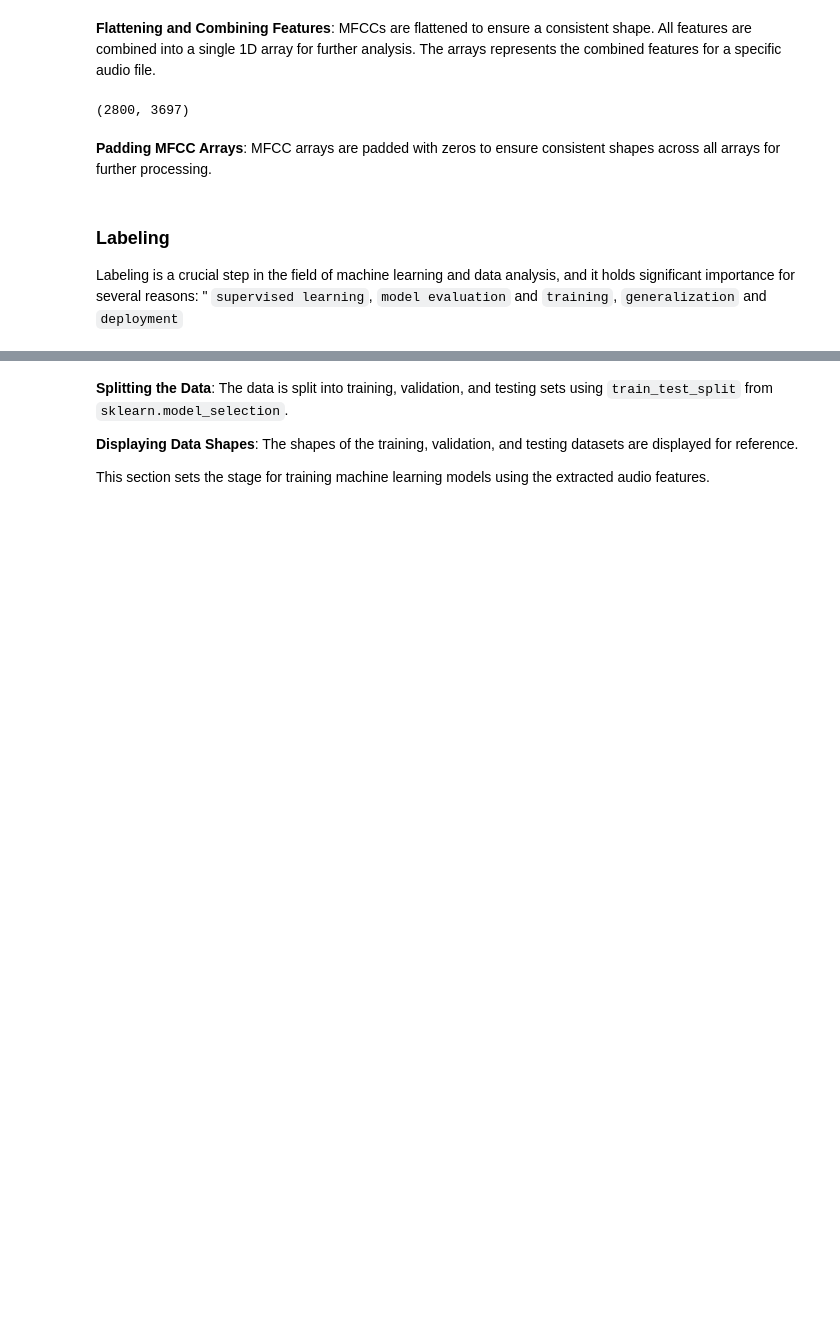
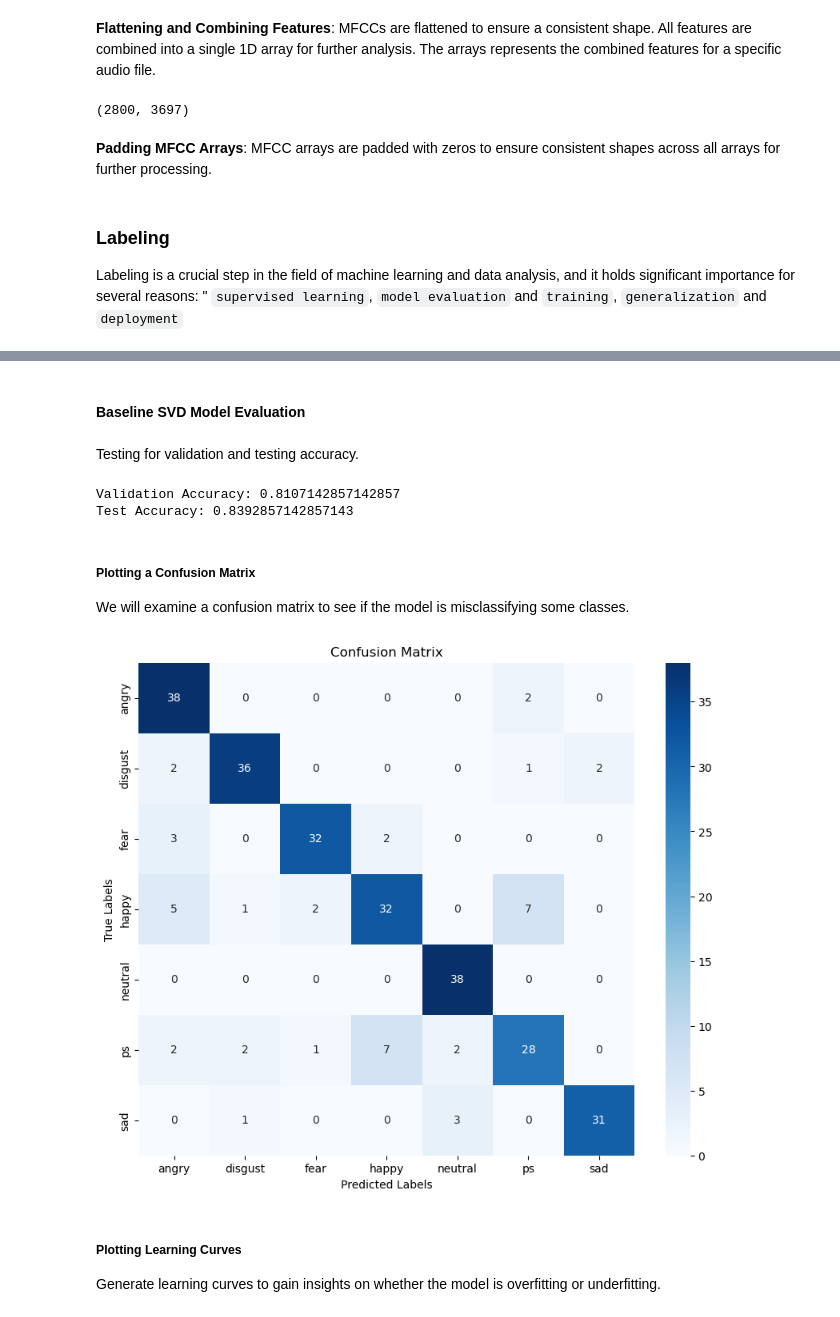
Before and after one commit to nyaberimauti/Speech-Recognition-Project, a Jupyter notebook: index.ipynb, the cells around one changed output, grey strips where cells are left out. Drawn from its saved outputs; the diff is of its cells as text; code cells hidden in the pictures; blank space fills up the shorter version.

Commit message:
Implemented baseline SVD model and generated confusion matrix visualization

```diff
--- a/index.ipynb
+++ b/index.ipynb
@@ -345,7 +345,7 @@ padded_audio_features_array = np.array(padded_audio_features)
 print(padded_audio_features_array.shape)  # Display the shape of the padded array
 # print(padded_audio_features_array[:5])     # Display the first 5 elements of the padded array
 
-def preprocess_emotional_dataframe(df):
+def preprocess_emotional_dataframe(df, padded_features_array):
     # Make a copy of the DataFrame to store processed data
     df_processed = df.copy()
     # Add a column to store processed features
@@ -353,11 +353,14 @@ def preprocess_emotional_dataframe(df):
     # Iterate over each row in the DataFrame
     for index, row in df.iterrows():
         file_path = row['File Path']
-        processed_features = padded_audio_features_array
+        # Find the index corresponding to the file path
+        file_index = df[df['File Path'] == file_path].index[0]
+        processed_features = padded_features_array[file_index]
         df_processed.at[index, 'Processed Features'] = processed_features
     return df_processed
 
-preprocessed_df = preprocess_emotional_dataframe(emotion_df_wav)
+# Use the preprocess_emotional_dataframe function with the padded features array
+preprocessed_df = preprocess_emotional_dataframe(emotion_df_wav, padded_audio_features_array)
 # %% [output]
 (2800, 3697)
 # %% [markdown]
@@ -435,6 +452,43 @@ Testing data shape: (280, 3697)
-# %% [markdown]
-**Splitting the Data**: The data is split into training, validation, and testing sets using `train_test_split` from `sklearn.model_selection`.
-
-**Displaying Data Shapes**: The shapes of the training, validation, and testing datasets are displayed for reference.
-
-This section sets the stage for training machine learning models using the extracted audio features.
+# %% [markdown]
+#### Baseline SVD Model Evaluation
+# %% [markdown]
+Testing for validation and testing accuracy.
+# %%
+# Evaluate the classifier on the validation set
+y_val_pred = svm.predict(X_val_svd)
+validation_accuracy = accuracy_score(y_val, y_val_pred)
+print("Validation Accuracy:", validation_accuracy)
+
+# Evaluate the classifier on the test set
+y_pred = svm.predict(X_test_svd)
+accuracy = accuracy_score(y_test, y_pred)
+print("Test Accuracy:", accuracy)
+# %% [output]
+Validation Accuracy: 0.8107142857142857
+Test Accuracy: 0.8392857142857143
+# %% [markdown]
+##### Plotting a Confusion Matrix
+
+We will examine a confusion matrix to see if the model is misclassifying some classes.
+# %%
+from sklearn.metrics import confusion_matrix
+import matplotlib.pyplot as plt
+import seaborn as sns
+
+# Calculate the confusion matrix
+conf_matrix = confusion_matrix(y_test, y_pred)
+
+# Plot the confusion matrix
+plt.figure(figsize=(10, 8))
+sns.heatmap(conf_matrix, annot=True, fmt="d", cmap="Blues",
+            xticklabels=np.unique(y_test), yticklabels=np.unique(y_test))
+plt.title("Confusion Matrix")
+plt.xlabel("Predicted Labels")
+plt.ylabel("True Labels")
+plt.show()
+# %% [output]
+[figure, added]
+# %% [markdown]
+##### Plotting Learning Curves
+
+Generate learning curves to gain insights on whether the model is overfitting or underfitting.
```
Also changed, not shown: parts of 5 cells of this notebook, 1 other file.
